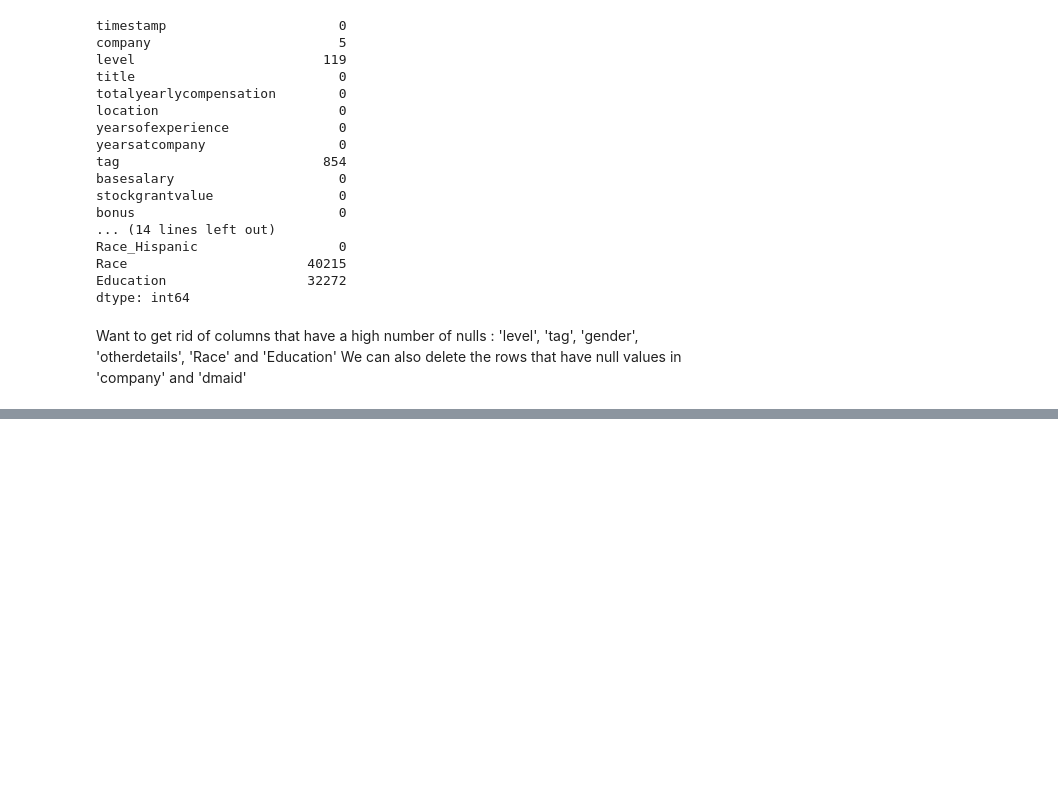
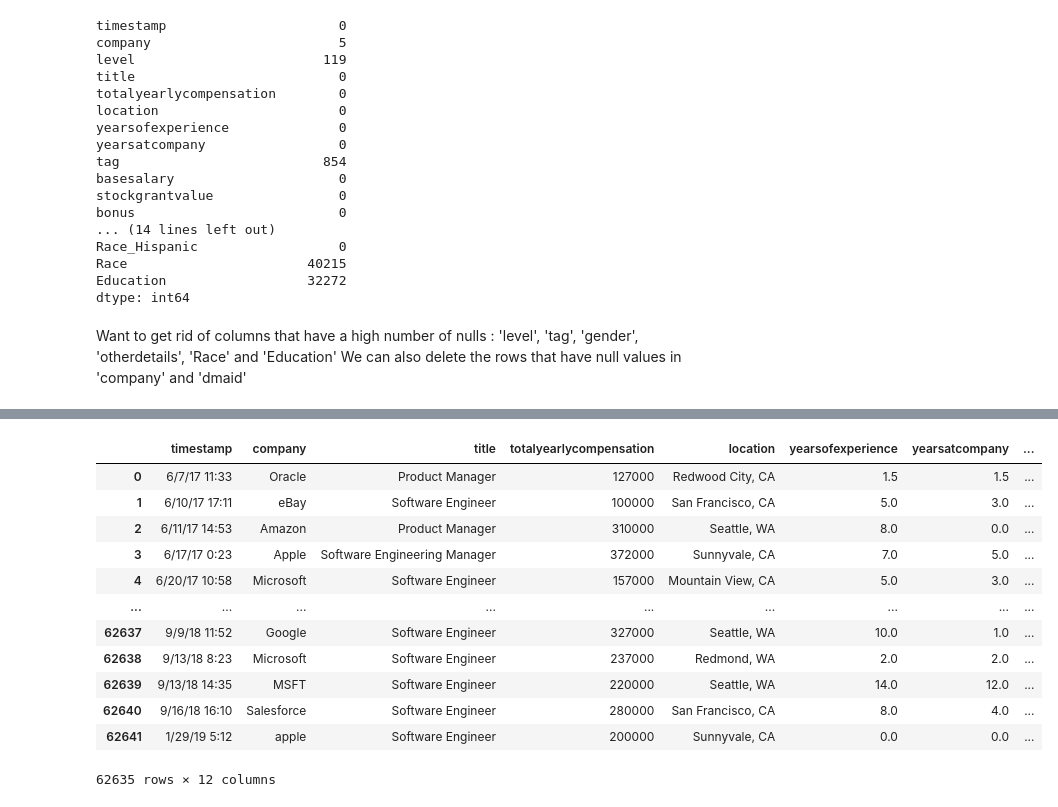
Before and after one commit to cllanesgit/GroupProject, a Jupyter notebook: Clean_Data.ipynb, the cells around one changed output, grey strips where cells are left out. Drawn from its saved outputs; the diff is of its cells as text; code cells hidden in the pictures; blank space fills up the shorter version.

Commit message:
cleaning csv

```diff
--- a/Clean_Data.ipynb
+++ b/Clean_Data.ipynb
@@ -152,0 +162,16 @@ dtype: int64
+# %%
+clean
+# %% [output]
+|  | timestamp | company | title | totalyearlycompensation | location | yearsofexperience | yearsatcompany | ... |
+| 0 | 6/7/17 11:33 | Oracle | Product Manager | 127000 | Redwood City, CA | 1.5 | 1.5 | ... |
+| 1 | 6/10/17 17:11 | eBay | Software Engineer | 100000 | San Francisco, CA | 5.0 | 3.0 | ... |
+| 2 | 6/11/17 14:53 | Amazon | Product Manager | 310000 | Seattle, WA | 8.0 | 0.0 | ... |
+| 3 | 6/17/17 0:23 | Apple | Software Engineering Manager | 372000 | Sunnyvale, CA | 7.0 | 5.0 | ... |
+| 4 | 6/20/17 10:58 | Microsoft | Software Engineer | 157000 | Mountain View, CA | 5.0 | 3.0 | ... |
+| ... | ... | ... | ... | ... | ... | ... | ... | ... |
+| 62637 | 9/9/18 11:52 | Google | Software Engineer | 327000 | Seattle, WA | 10.0 | 1.0 | ... |
+| 62638 | 9/13/18 8:23 | Microsoft | Software Engineer | 237000 | Redmond, WA | 2.0 | 2.0 | ... |
+| 62639 | 9/13/18 14:35 | MSFT | Software Engineer | 220000 | Seattle, WA | 14.0 | 12.0 | ... |
+| 62640 | 9/16/18 16:10 | Salesforce | Software Engineer | 280000 | San Francisco, CA | 8.0 | 4.0 | ... |
+| 62641 | 1/29/19 5:12 | apple | Software Engineer | 200000 | Sunnyvale, CA | 0.0 | 0.0 | ... |
+62635 rows × 12 columns
```
Also changed, not shown: parts of 10 cells of this notebook.
